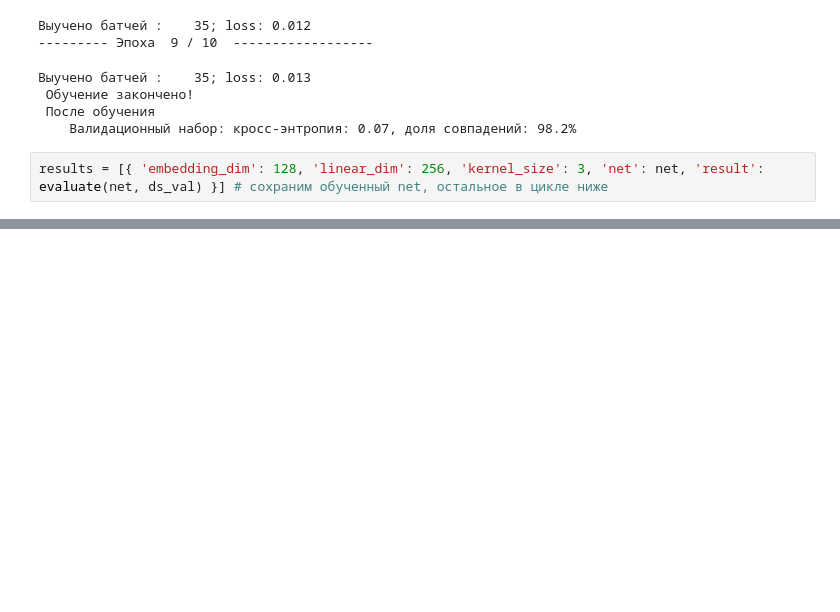
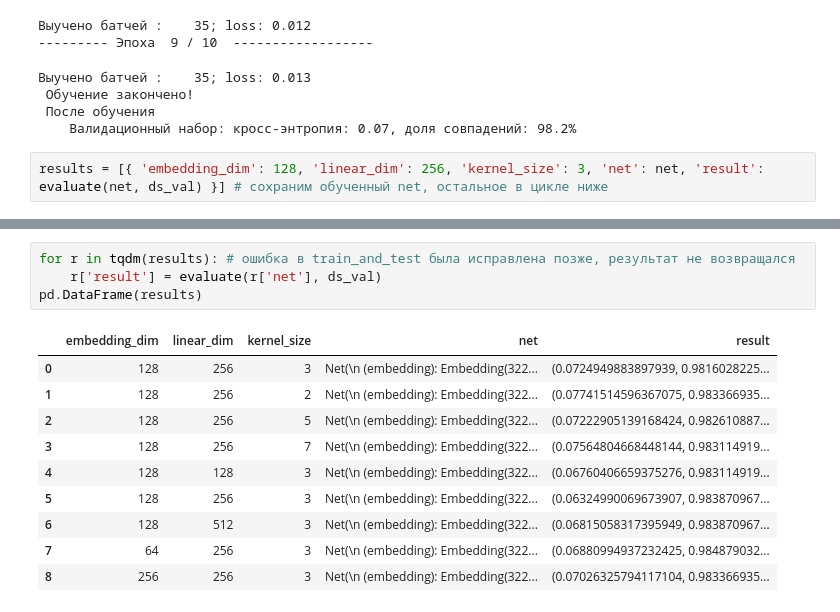
Before and after one commit to nnnedelkina/PyTorch, a Jupyter notebook: HW_06.ipynb, the cells around one changed output, grey strips where cells are left out. Drawn from its saved outputs; the diff is of its cells as text; blank space fills up the shorter version.

```diff
--- a/HW_06.ipynb
+++ b/HW_06.ipynb
@@ -303,0 +304,15 @@ Parameter Group 0
+# %%
+for r in tqdm(results): # ошибка в train_and_test была исправлена позже, результат не возвращался
+    r['result'] = evaluate(r['net'], ds_val)
+pd.DataFrame(results)
+# %% [output]
+|  | embedding_dim | linear_dim | kernel_size | net | result |
+| 0 | 128 | 256 | 3 | Net(\n (embedding): Embedding(322... | (0.0724949883897939, 0.9816028225... |
+| 1 | 128 | 256 | 2 | Net(\n (embedding): Embedding(322... | (0.07741514596367075, 0.983366935... |
+| 2 | 128 | 256 | 5 | Net(\n (embedding): Embedding(322... | (0.07222905139168424, 0.982610887... |
+| 3 | 128 | 256 | 7 | Net(\n (embedding): Embedding(322... | (0.07564804668448144, 0.983114919... |
+| 4 | 128 | 128 | 3 | Net(\n (embedding): Embedding(322... | (0.06760406659375276, 0.983114919... |
+| 5 | 128 | 256 | 3 | Net(\n (embedding): Embedding(322... | (0.06324990069673907, 0.983870967... |
+| 6 | 128 | 512 | 3 | Net(\n (embedding): Embedding(322... | (0.06815058317395949, 0.983870967... |
+| 7 | 64 | 256 | 3 | Net(\n (embedding): Embedding(322... | (0.06880994937232425, 0.984879032... |
+| 8 | 256 | 256 | 3 | Net(\n (embedding): Embedding(322... | (0.07026325794117104, 0.983366935... |
```
Also changed, not shown: parts of 3 cells of this notebook.
